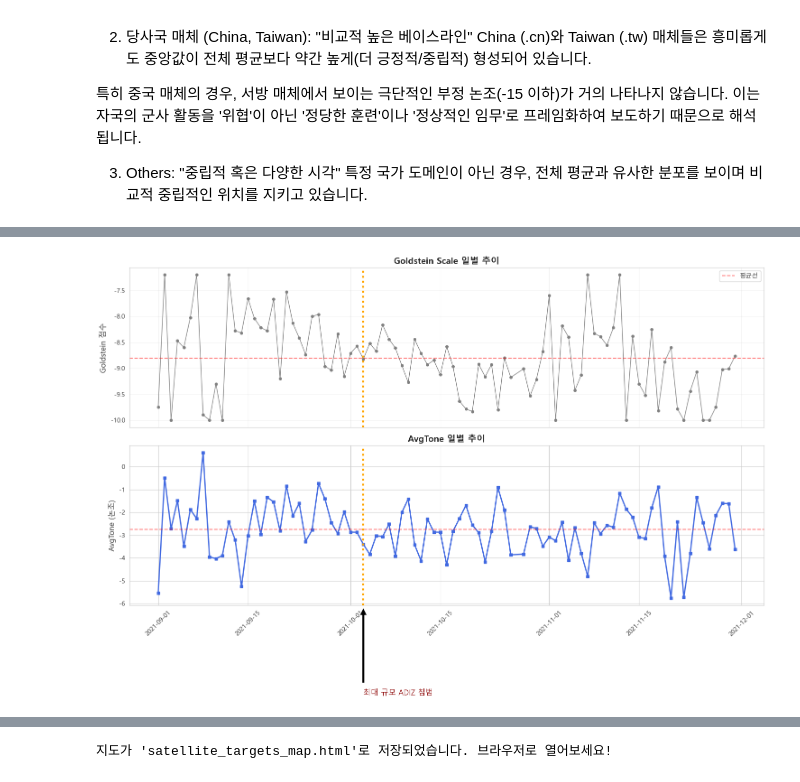
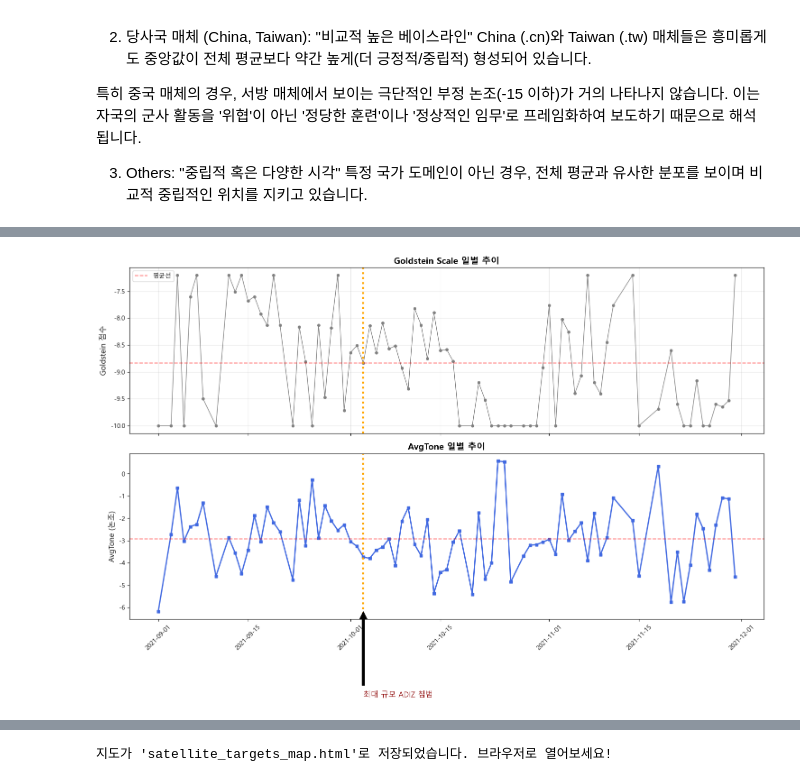
Before and after one commit to anna030608/DS8_SIA_Project, a Jupyter notebook: EDA/03_EDA_day3.ipynb, the cells around one changed output, grey strips where cells are left out. Saved outputs shown, nothing was run; the diff lists cells and outputs as text; code cells hidden in the pictures.

```diff
--- a/EDA/03_EDA_day3.ipynb
+++ b/EDA/03_EDA_day3.ipynb
@@ -522,6 +528,6 @@ Passing `palette` without assigning `hue` is deprecated and will be removed in v
 # %%
 # 1. 분석 대상 기간 설정 (사건이 가장 컸던 2021년 10월 전후)
-focus_df = df[(df['SQLDATE'] >= '2021-09-01') & (df['SQLDATE'] <= '2021-11-30')].copy()
+focus_df = df_pure[(df_pure['SQLDATE'] >= '2021-09-01') & (df_pure['SQLDATE'] <= '2021-11-30')].copy()
 
 # 2. 일별 평균값 집계
 daily_trend = focus_df.groupby('SQLDATE').agg({
@@ -531,31 +537,31 @@ daily_trend = focus_df.groupby('SQLDATE').agg({
 }).reset_index()
 
 # 3. 시각화
 fig, (ax1, ax2) = plt.subplots(2, 1, figsize=(15, 10), sharex=True)
 
 # --- [상단] Goldstein Scale 시계열 ---
 ax1.plot(daily_trend['SQLDATE'], daily_trend['GoldsteinScale'], color='gray', marker='o', linestyle='-', linewidth=1, markersize=4)
 ax1.set_title('Goldstein Scale 일별 추이', fontsize=14, fontweight='bold')
 ax1.set_ylabel('Goldstein 점수', fontsize=12)
 ax1.axhline(daily_trend['GoldsteinScale'].mean(), color='red', linestyle='--', alpha=0.5, label='평균선')
 ax1.grid(True, alpha=0.3)
 
 # --- [하단] AvgTone 시계열 ---
 ax2.plot(daily_trend['SQLDATE'], daily_trend['AvgTone'], color='royalblue', marker='s', linestyle='-', linewidth=2, markersize=4)
 ax2.set_title('AvgTone 일별 추이', fontsize=14, fontweight='bold')
 ax2.set_ylabel('AvgTone (논조)', fontsize=12)
 ax2.axhline(daily_trend['AvgTone'].mean(), color='red', linestyle='--', alpha=0.5)
 
 # 특정 사건일(2021-10-03) 강조
 target_date = pd.to_datetime('2021-10-03')
 ax1.axvline(target_date, color='orange', linestyle=':', linewidth=3)
 ax2.axvline(target_date, color='orange', linestyle=':', linewidth=3)
 ax2.annotate('최대 규모 ADIZ 침범', xy=(target_date, -6), xytext=(target_date, -10),
              arrowprops=dict(facecolor='black', shrink=0.05), fontsize=12, color='darkred')
 
 ax1.legend()
 plt.xticks(rotation=45)
 plt.tight_layout()
 plt.show()
 # %% [output]
-[figure, old version]
+[figure, new version]
```
Also changed, not shown: parts of 27 cells of this notebook, 7 other files.
